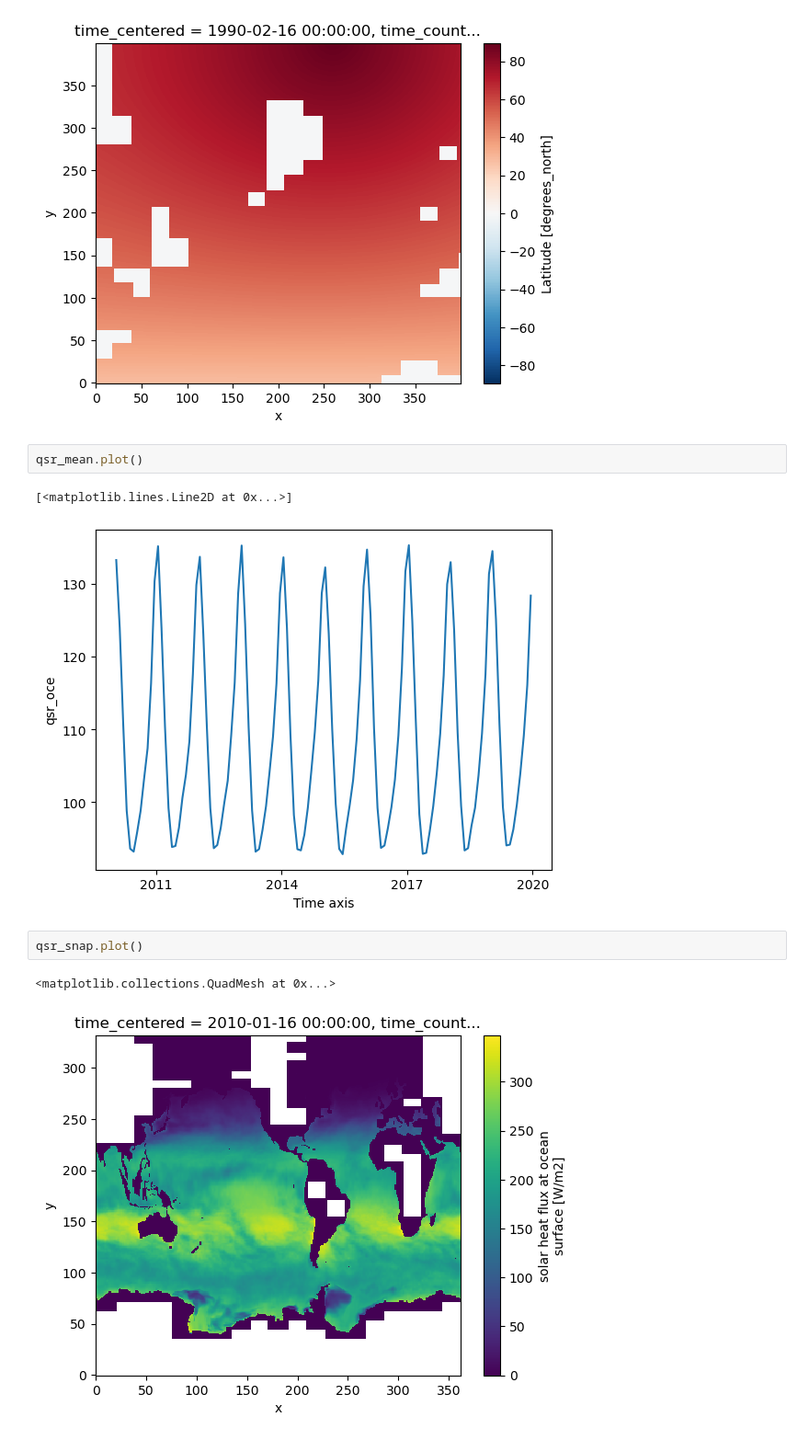
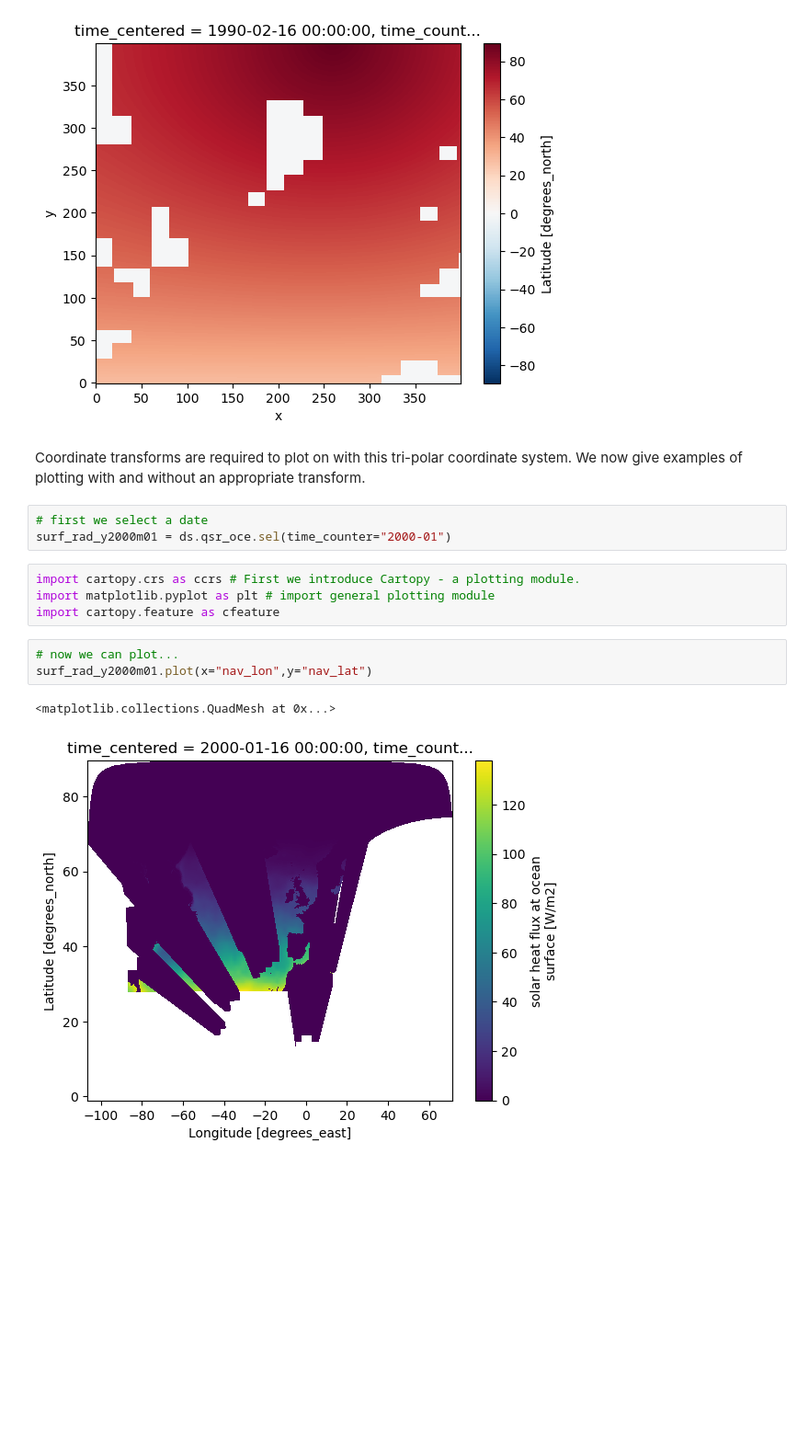
Before and after one commit to NOC-MSM/ARIA_workshop, a Jupyter notebook: Challenges/Challenge1.ipynb, the cells around one changed output. Shown at 92% size. Saved outputs shown, nothing was run; the diff lists cells and outputs as text; blank space fills up the shorter version.

```diff
--- a/Challenges/Challenge1.ipynb
+++ b/Challenges/Challenge1.ipynb
@@ -101,13 +105,18 @@ ds.nav_lat.isel(time_counter=1).plot()
 # %% [output]
 <matplotlib.collections.QuadMesh at 0x...>
 [figure]
-# %%
-qsr_mean.plot()
-# %% [output]
-[<matplotlib.lines.Line2D at 0x...>]
-[figure, removed]
-# %%
-qsr_snap.plot()
-# %% [output]
-<matplotlib.collections.QuadMesh at 0x...>
-[figure, removed]
+# %% [markdown]
+Coordinate transforms are required to plot on with this tri-polar coordinate system. We now give examples of plotting with and without an appropriate transform.
+# %%
+# first we select a date
+surf_rad_y2000m01 = ds.qsr_oce.sel(time_counter="2000-01")
+# %%
+import cartopy.crs as ccrs # First we introduce Cartopy - a plotting module.
+import matplotlib.pyplot as plt # import general plotting module
+import cartopy.feature as cfeature
+# %%
+# now we can plot...
+surf_rad_y2000m01.plot(x="nav_lon",y="nav_lat")
+# %% [output]
+<matplotlib.collections.QuadMesh at 0x...>
+[figure, added]
```
Also changed, not shown: parts of 3 cells of this notebook.
